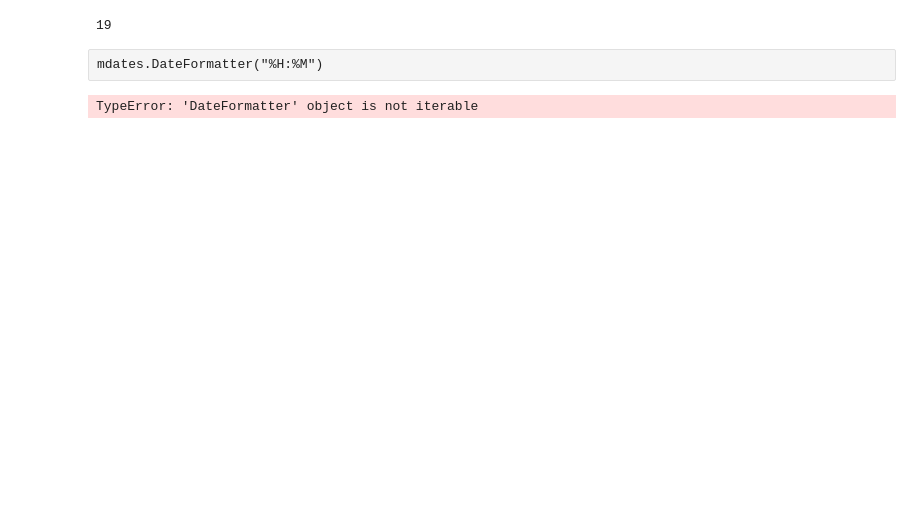
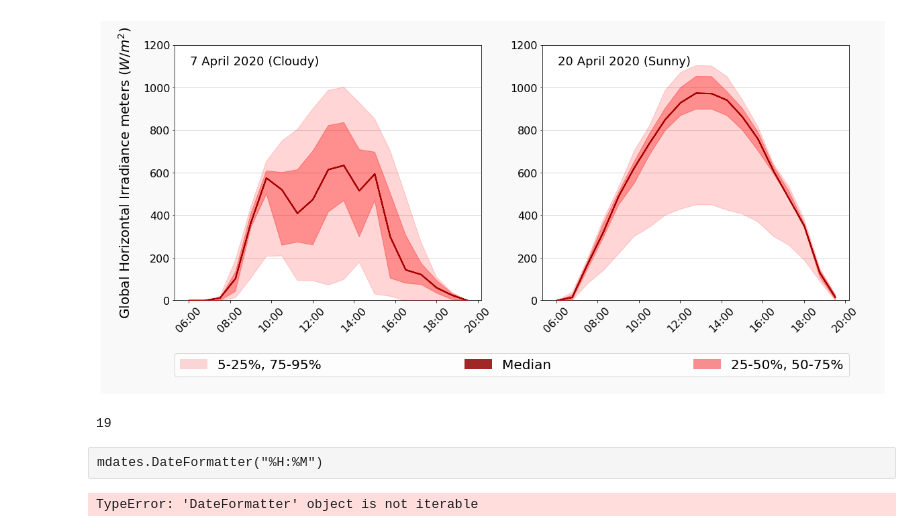
Before and after one commit to 7shoe/probabilistic-forecasting, a Jupyter notebook: Fanchart.ipynb, the cells around one changed output. Saved outputs shown, nothing was run; the diff lists cells and outputs as text; code cells hidden in the pictures; blank space fills up the shorter version.

Commit message:
save multi-figure plot

```diff
--- a/Fanchart.ipynb
+++ b/Fanchart.ipynb
@@ -83,39 +84,50 @@ ax[1].fill_between(df_2.x, df_2['y2_50'], df_2['y2_50'], color='#a50000', alpha=
 ax[0].xaxis.set_major_formatter(mdates.DateFormatter("%H:%M"))
 ax[0].tick_params(axis='x', labelsize=16, rotation=45)
 ax[0].tick_params(axis='y', labelsize=16)
 # plot 2 ticks
 ax[1].xaxis.set_major_formatter(mdates.DateFormatter("%H:%M"))
 ax[1].tick_params(axis='x', labelsize=16, rotation=45)
 ax[1].tick_params(axis='y', labelsize=16)
 
 # plot 1: add text box with date
 ax[0].text(0.05, 0.96, '7 April 2020 (Cloudy)', transform=ax[0].transAxes, fontsize=18, verticalalignment='top')
 ax[1].text(1.25, 0.96, '20 April 2020 (Sunny)', transform=ax[0].transAxes, fontsize=18, verticalalignment='top')
 
 # y-axis limits set jointly for both sublots
 plt.setp(ax, ylim=[0, 1200])
 
 # set rectangular border around both subplots
-rect = plt.Rectangle((0.06, -0.15), 0.9, 1.2, fill=True, color="#f9f9f9", lw=1, zorder=-100, transform=fig.transFigure, figure=fig)
+rect = plt.Rectangle((0.04, -0.15), 0.9, 1.1, fill=True, color="#f9f9f9", lw=1, zorder=-100, transform=fig.transFigure, figure=fig)
 fig.patches.extend([rect])
 #ax[0].xlabel(fontsize=14)
 ax[0].set_ylabel('Global Horizontal Irradiance meters ($W/m^{2}$)', fontsize=20)
+#ax[0].tick_params(axis='y', pad=5)
+ax[0].yaxis.labelpad = 15
 
 # add legend
 #plt.legend({'2' : 2}, bbox_to_anchor=(1, 0), loc="lower", bbox_transform=fig.transFigure, ncol=3)
-plt.legend({'2' : 2, '3' : 3},
-           bbox_to_anchor=(-1.0, -0.3, 1.8, 0.2),
+patch_5 = mpatches.Patch(color ='#fbd5d5', label='5-25%, 75-95%')
+patch_25 = mpatches.Patch(color='#f78d8e', label='25-50%, 50-75%')
+patch_50 = mpatches.Patch(color='#a12727', label='Median')
+
+#plt.legend(handles=[blue_patch])
+plt.legend(handles=[patch_5, patch_50, patch_25,],
+           bbox_to_anchor=(-1.2, -0.3, 2.2, 0.2),
            loc="lower left",
            mode="expand",
            borderaxespad=0,
            ncol=3,
            fontsize=20)
-leg.legendHandles[0].set_color('red')
-leg.legendHandles[1].set_color('yellow')
+
+
 #l5 = plt.legend(bbox_to_anchor=(1, 0), loc="lower right", bbox_transform=fig.transFigure, ncol=3)
 #plt.legend([1, 2, 3], ['u','v','u+v'], bbox_to_anchor=(1.04, 1), loc="upper left")
 
-plt.show()
+#plt.show()
+
+plt.savefig('/Users/carlo/Desktop/foo.png', bbox_inches='tight', dpi=300)
+# %% [output]
+[figure, added]
 # %%
 y2_95 = np.array([0, 39,  197,  380,  532,  703,  823,  987,  1102,  1105,  1103,  1053, 943,  817,  643,  536,  381,  153,  26])
 y2_75 = np.array([0, 25,  185,  360,  510,  652,  785,  903,  1001,  1054,  1053,  982,  903,  793,  633,  514,  361,  142,  26])
```
Also changed, not shown: parts of 1 cell of this notebook, 1 other file.
